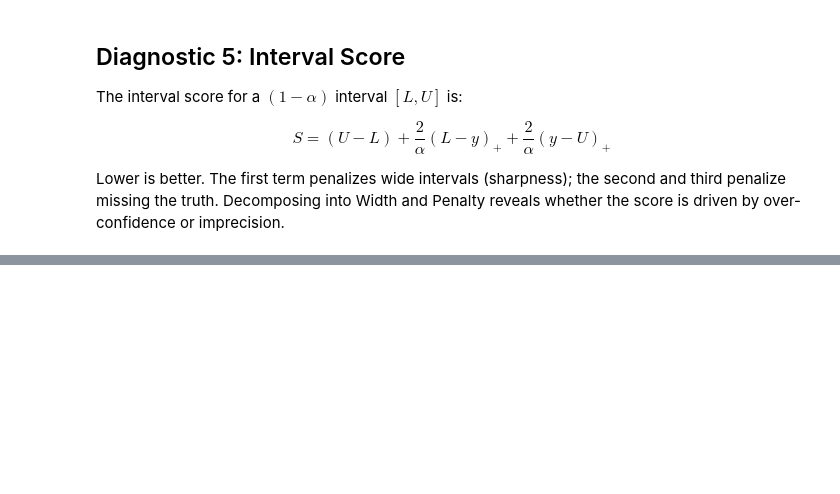
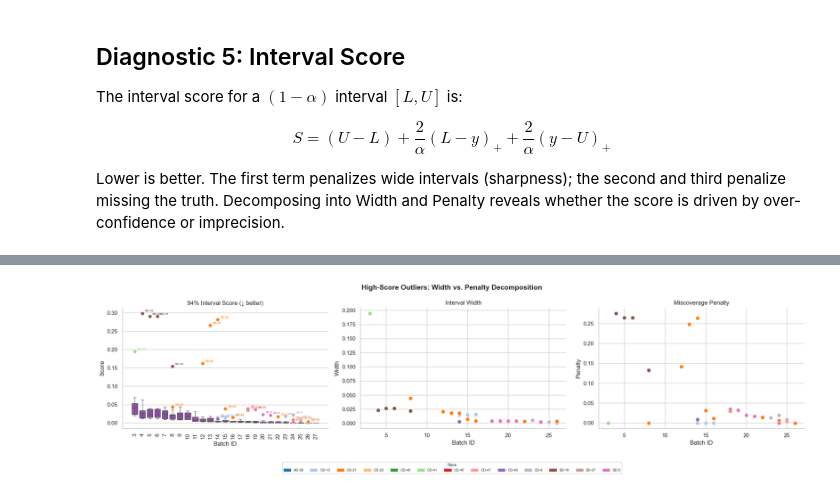
Before and after one commit to rickyrojas311/realtimeElectionForecasting, a Jupyter notebook: model_v1/v1_diagnostics.ipynb, the cells around one changed output, grey strips where cells are left out. Saved outputs shown, nothing was run; the diff lists cells and outputs as text; code cells hidden in the pictures; blank space fills up the shorter version.

```diff
--- a/model_v1/v1_diagnostics.ipynb
+++ b/model_v1/v1_diagnostics.ipynb
@@ -451,3 +451,86 @@ print(agg_int.round(4).to_string(index=False))
        25      0.0017      0.0007        0.0010
        26      0.0004      0.0004        0.0000
        27      0.0000      0.0000        0.0000
+# %%
+import matplotlib.patches as mpatches
+
+# ── Race color map (tab20 gives 13 distinct colors) ───────────────────────────
+race_palette = {race: plt.cm.tab20.colors[i] for i, race in enumerate(all_races)}
+
+# ── Find outliers by Score only — same points used across all three panels ────
+def find_outliers(df, col):
+    parts = []
+    for _, grp in df.groupby('Batch_ID'):
+        q1, q3 = grp[col].quantile([0.25, 0.75])
+        iqr = q3 - q1
+        mask = (grp[col] < q1 - 1.5 * iqr) | (grp[col] > q3 + 1.5 * iqr)
+        parts.append(grp[mask])
+    return pd.concat(parts, ignore_index=True) if parts else pd.DataFrame(columns=df.columns)
+
+score_outliers = find_outliers(interval_df, 'Score')
+
+# Seaborn assigns x-positions 0, 1, 2, ... to sorted unique Batch_IDs
+sorted_batches = sorted(interval_df['Batch_ID'].unique())
+batch_to_xpos  = {b: i for i, b in enumerate(sorted_batches)}
+
+fig, axes = plt.subplots(1, 3, figsize=(20, 5))
+
+# ── LEFT: Box plot of Score, outliers labeled and colored by race ──────────────
+ax = axes[0]
+sns.boxplot(
+    data=interval_df, x='Batch_ID', y='Score',
+    color='#8e44ad', linewidth=0.8, showfliers=False, ax=ax,
+)
+for _, row in score_outliers.iterrows():
+    x = batch_to_xpos[row['Batch_ID']]
+    c = race_palette[row['Race']]
+    ax.scatter(x, row['Score'], color=c, zorder=5, s=50, edgecolors='white', linewidths=0.5)
+    ax.annotate(row['Race'], xy=(x, row['Score']),
+                xytext=(5, 3), textcoords='offset points',
+                fontsize=6, color=c, fontweight='bold')
+ax.set_title(f'{int(LEVEL*100)}% Interval Score (↓ better)')
+ax.set_xlabel('Batch ID')
+ax.set_ylabel('Score')
+ax.tick_params(axis='x', rotation=90)
+sns.despine(ax=ax)
+
+# ── MIDDLE: Width of the high-score outlier points ────────────────────────────
+ax = axes[1]
+for _, row in score_outliers.iterrows():
+    c = race_palette[row['Race']]
+    ax.scatter(row['Batch_ID'], row['Width'], color=c, s=60, zorder=5,
+               edgecolors='white', linewidths=0.5)
+    # ax.annotate(row['Race'], xy=(row['Batch_ID'], row['Width']),
+    #             xytext=(5, 3), textcoords='offset points',
+    #             fontsize=6, color=c, fontweight='bold')
+ax.set_title('Interval Width')
+ax.set_xlabel('Batch ID')
+ax.set_ylabel('Width')
+sns.despine(ax=ax)
+
+# ── RIGHT: Penalty of the high-score outlier points ───────────────────────────
+ax = axes[2]
+for _, row in score_outliers.iterrows():
+    c = race_palette[row['Race']]
+    ax.scatter(row['Batch_ID'], row['Penalty'], color=c, s=60, zorder=5,
+               edgecolors='white', linewidths=0.5)
+    # ax.annotate(row['Race'], xy=(row['Batch_ID'], row['Penalty']),
+    #             xytext=(5, 3), textcoords='offset points',
+    #             fontsize=6, color=c, fontweight='bold')
+ax.set_title('Miscoverage Penalty')
+ax.set_xlabel('Batch ID')
+ax.set_ylabel('Penalty')
+sns.despine(ax=ax)
+
+# ── Shared race color legend ───────────────────────────────────────────────────
+legend_handles = [mpatches.Patch(color=c, label=r) for r, c in race_palette.items()]
+fig.legend(handles=legend_handles, title='Race', fontsize=7, title_fontsize=8,
+           loc='lower center', ncol=len(all_races), bbox_to_anchor=(0.5, -0.08))
+
+plt.suptitle('High-Score Outliers: Width vs. Penalty Decomposition',
+             fontsize=14, fontweight='bold')
+plt.tight_layout()
+plt.subplots_adjust(bottom=0.18)
+plt.show()
+# %% [output]
+[figure, added]
```
Also changed, not shown: parts of 2 cells of this notebook, 2 other files.
